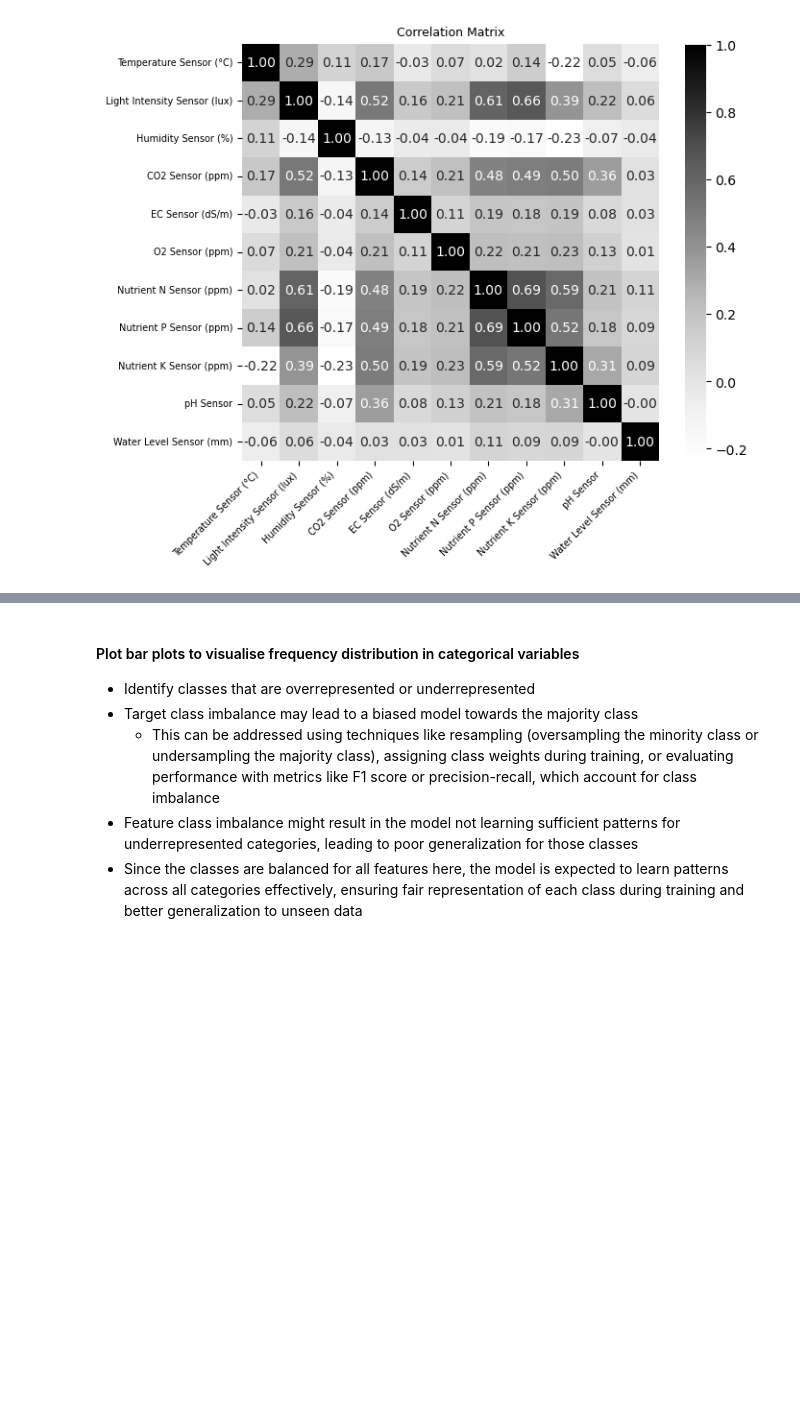
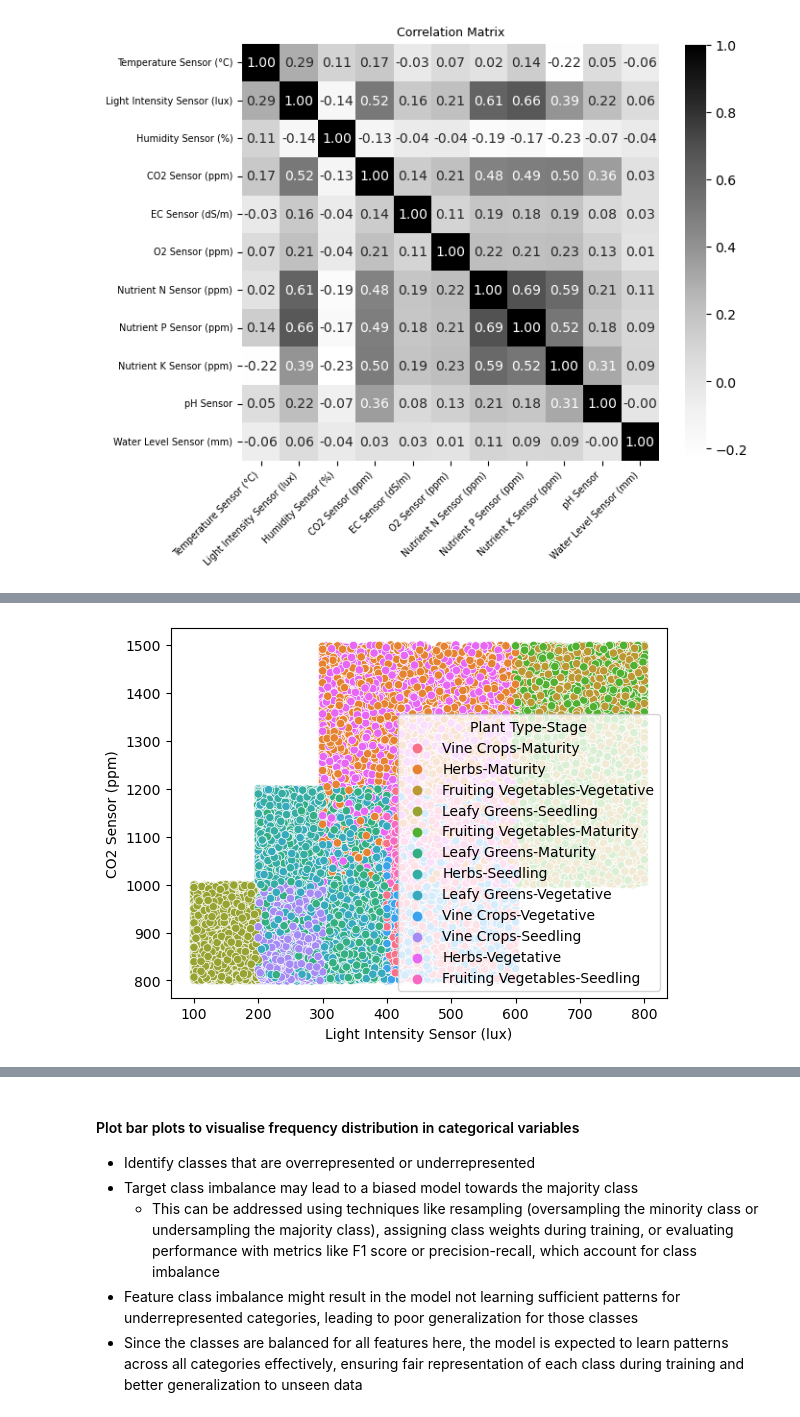
Before and after one commit to en-yao/aiap19-tan-en-yao-162H, a Jupyter notebook: eda.ipynb, the cells around one changed output, grey strips where cells are left out. Drawn from its saved outputs; the diff is of its cells as text; code cells hidden in the pictures; blank space fills up the shorter version.

```diff
--- a/eda.ipynb
+++ b/eda.ipynb
@@ -940,0 +952,7 @@ plt.show()
+# %%
+sns.scatterplot(data=df, x='Light Intensity Sensor (lux)', y='CO2 Sensor (ppm)', hue='Plant Type-Stage')
+
+# Display the plot
+plt.show()
+# %% [output]
+[figure, added]
```
Also changed, not shown: parts of 7 cells of this notebook.
